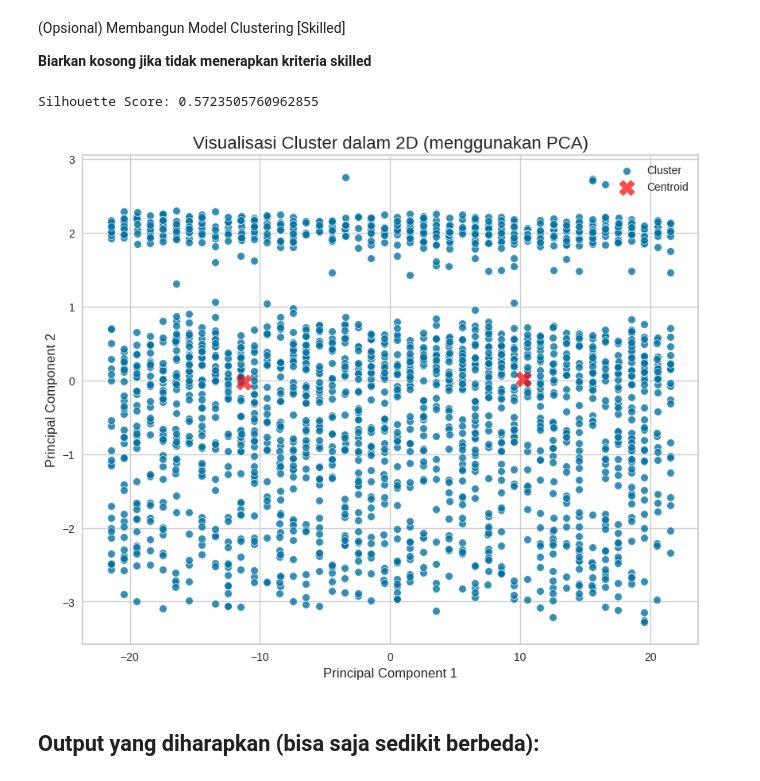
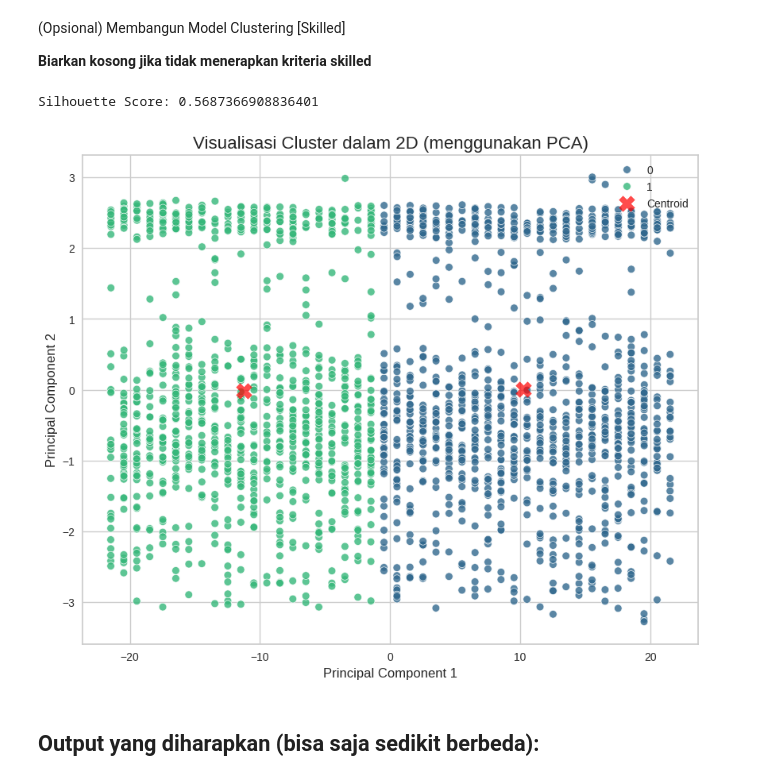
Before and after one commit to Bjirka13/Dicoding---AI-Engineer---Completion, a Jupyter notebook: AI Engineer/Notebook/[Clustering]_Submission_Akhir_BMLP_Frans Christiopan Hutapea.ipynb, the cells around one changed output. Saved outputs shown, nothing was run; the diff lists cells and outputs as text; code cells hidden in the pictures.

Commit message:
Build Clustering Model & Add PCA

```diff
--- a/AI Engineer/Notebook/[Clustering]_Submission_Akhir_BMLP_Frans Christiopan Hutapea.ipynb
+++ b/AI Engineer/Notebook/[Clustering]_Submission_Akhir_BMLP_Frans Christiopan Hutapea.ipynb
@@ -504,20 +498,19 @@ Index(['TransactionAmount', 'CustomerAge', 'TransactionDuration',
 ### MULAI CODE ###
 
 # Tentukan kolom numerik yang ingin Anda kelompokkan
-col_to_bin = ['CustomerAge', 'TransactionAmount', 'TransactionDuration', 'LoginAttempts', 'AccountBalance']  # (Isi dengan 'CustomerAge' atau kolom numerik lain)
-
+col_to_bin = ['CustomerAge', 'TransactionAmount']
 encoder = {}
 
 # Tentukan nama untuk kolom kategori baru
 for col in col_to_bin:
-    new_col_name = f'{col_to_bin}_Bin'
+    new_col_name = f'{col}_Bin'
 
 # Tentukan label untuk 3 grup (Anda dapat menentukan nama label-nya sendiri)
 # Mulai dari rendah --> sedang --> tinggi
     bin_labels = ['Rendah', 'Sedang', 'Tinggi']
 
 # Gunakan 'pd.qcut' untuk membagi data menjadi 3 kelompok
-    df[new_col_name] = pd.qcut(df[col], q=3, duplicates='drop')
+    df[new_col_name] = pd.qcut(df[col], q=3, labels=bin_labels, duplicates='drop')
 
 # Lakukan Label Encoding pada kolom baru ini agar menjadi numerik
     label_encoder = LabelEncoder()
@@ -525,7 +518,7 @@ for col in col_to_bin:
 
 # Simpan encoder dan tambahkan nama kolom baru ke 'categorical_cols'
     encoders[new_col_name] = label_encoder
-    categorical_cols.append([new_col_name])
+    categorical_cols.append(new_col_name)
 
 # Tampilkan 5 baris pertama untuk memverifikasi
 df.head()
@@ -648,7 +641,7 @@ print("Silhouette Score:", score)
 
 ### SELESAI CODE ###
 # %% [output]
-Silhouette Score: 0.5723505760962855
+Silhouette Score: 0.5687366908836401
 # %%
 # Membuat visualisasi hasil clustering
 
@@ -659,36 +652,36 @@ pca = PCA(n_components=2)
 
 # Terapkan (fit) PCA ke data 'df' dan transformasikan data tersebut
 df_pca = pca.fit_transform(df)
 
 # Buat DataFrame baru 'df_pca' dari hasil transformasi
 df_pca = pd.DataFrame(data=df_pca, columns=['Principal Component 1', 'Principal Component 2'])
 
 # Tambahkan kolom 'Cluster' ke 'df_pca' menggunakan 'labels'(variabel dari hasil 'kmeans.labels_' sebelumnya)
 df_pca['Cluster'] = labels
 
 # Buat scatter plot menggunakan Seaborn
 plt.figure(figsize=(10, 8))
 sns.scatterplot(
     x='Principal Component 1',
     y='Principal Component 2',
-    label='Cluster',  # Warnai titik berdasarkan kolom 'Cluster'
+    hue='Cluster',  # Warnai titik berdasarkan kolom 'Cluster'
     palette=sns.color_palette("viridis", n_colors=2),
     data=df_pca,
     legend="full",
     alpha=0.8
 )
 
 ### SELESAI CODE ###
 
 plt.title('Visualisasi Cluster dalam 2D (menggunakan PCA)', fontsize=16)
 plt.xlabel('Principal Component 1', fontsize=12)
 plt.ylabel('Principal Component 2', fontsize=12)
 centers = pca.transform(kmeans.cluster_centers_)
 plt.scatter(centers[:, 0], centers[:, 1], c='red', s=200, alpha=0.7, marker='X', label='Centroid')
-plt.legend()
+plt.legend(loc='upper right')
 plt.show()
 # %% [output]
-[figure, old version]
+[figure, new version]
 # %% [markdown]
 ## **Output yang diharapkan** (bisa saja sedikit berbeda)**:**
 # %% [markdown]
```
Also changed, not shown: parts of 10 cells of this notebook.
